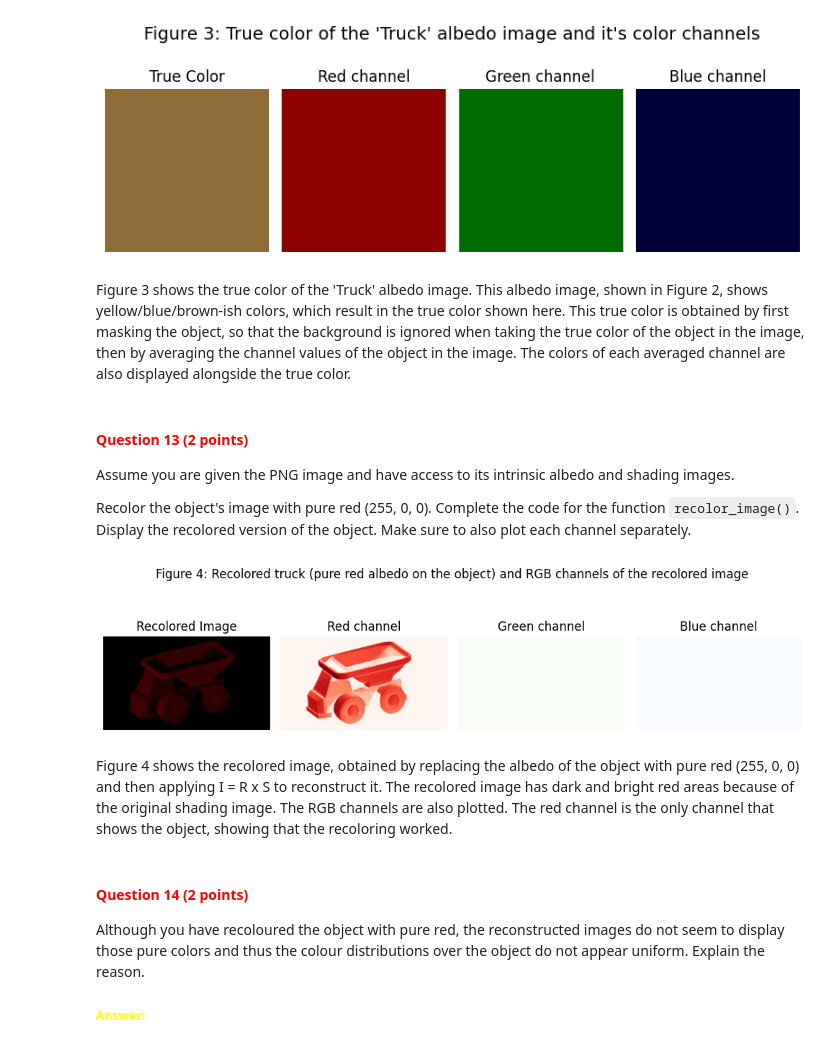
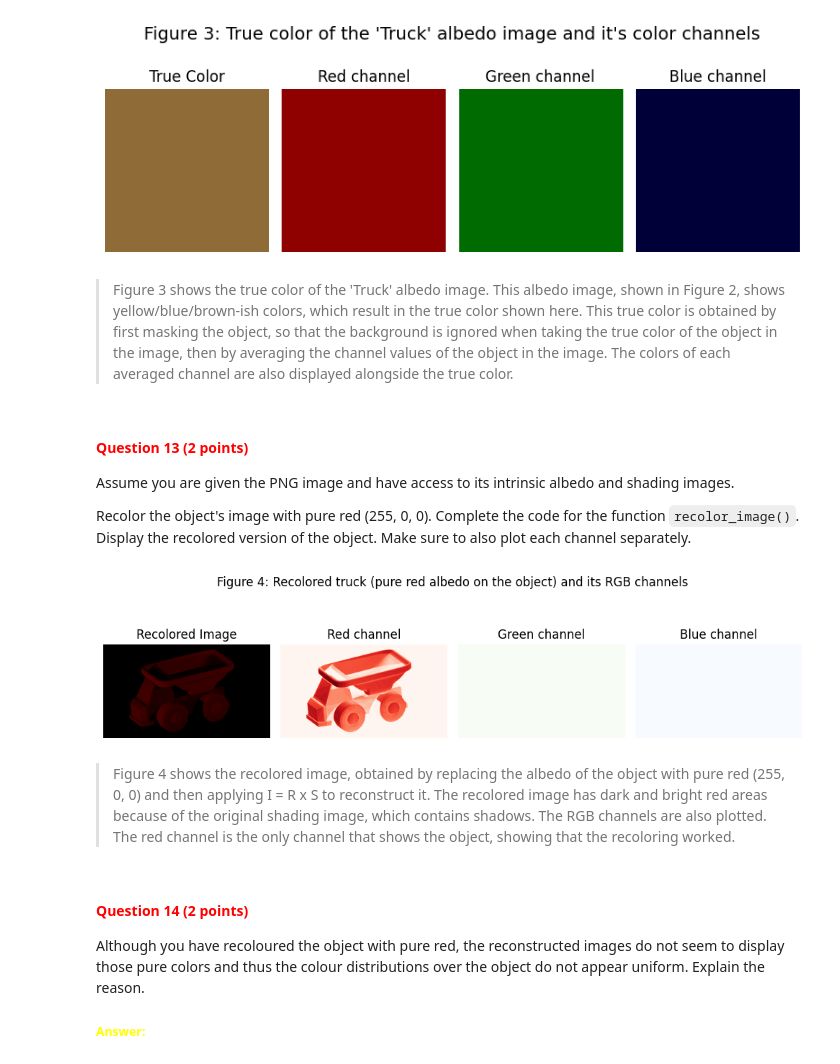
Before and after one commit to ozillan/cv1-lab-1, a Jupyter notebook: cv1-lab-1.ipynb, the cells around one changed output. Drawn from its saved outputs; the diff is of its cells as text; code cells hidden in the pictures.

```diff
--- a/cv1-lab-1.ipynb
+++ b/cv1-lab-1.ipynb
@@ -667,7 +667,7 @@ plt.show()
 [0.56420475 0.42000226 0.21995408]
 [figure]
 # %% [markdown]
-Figure 3 shows the true color of the 'Truck' albedo image. This albedo image, shown in Figure 2, shows yellow/blue/brown-ish colors, which result in the true color shown here. This true color is obtained by first masking the object, so that the background is ignored when taking the true color of the object in the image, then by averaging the channel values of the object in the image. The colors of each averaged channel are also displayed alongside the true color.
+>Figure 3 shows the true color of the 'Truck' albedo image. This albedo image, shown in Figure 2, shows yellow/blue/brown-ish colors, which result in the true color shown here. This true color is obtained by first masking the object, so that the background is ignored when taking the true color of the object in the image, then by averaging the channel values of the object in the image. The colors of each averaged channel are also displayed alongside the true color.
 # %% [markdown]
 <a id="question-13"></a>
 #### <font color='#FF0000'>Question 13 (2 points)</font>
@@ -700,35 +700,35 @@ def recolor_image(albedo_img, shading_img):
 # %%
 recolored_image = recolor_image(obj_alb, obj_sha)
 
 # YOUR CODE HERE
 fig = plt.figure(figsize=(10,3))
-fig.suptitle("Figure 4: Recolored truck (pure red albedo on the object) and RGB channels of the recolored image")
+fig.suptitle("Figure 4: Recolored truck (pure red albedo on the object) and its RGB channels")
 plt.subplot(1,4,1)
 plt.title("Recolored Image")
 plt.imshow(recolored_image)
 plt.axis("off")
 
 plt.subplot(1,4,2)
 plt.title("Red channel")
 plt.imshow(recolored_image[:,:,0], cmap="Reds")
 plt.axis("off")
 
 plt.subplot(1,4,3)
 plt.title("Green channel")
 plt.imshow(recolored_image[:,:,1], cmap="Greens")
 plt.axis("off")
 
 plt.subplot(1,4,4)
 plt.title("Blue channel")
 plt.imshow(recolored_image[:,:,2], cmap="Blues")
 plt.axis("off")
 
 plt.tight_layout()
 plt.show()
 # %% [output]
-[figure, old version]
+[figure, new version]
 # %% [markdown]
-Figure 4 shows the recolored image, obtained by replacing the albedo of the object with pure red (255, 0, 0) and then applying I = R x S to reconstruct it. The recolored image has dark and bright red areas because of the original shading image. The RGB channels are also plotted. The red channel is the only channel that shows the object, showing that the recoloring worked.
+>Figure 4 shows the recolored image, obtained by replacing the albedo of the object with pure red (255, 0, 0) and then applying I = R x S to reconstruct it. The recolored image has dark and bright red areas because of the original shading image, which contains shadows. The RGB channels are also plotted. The red channel is the only channel that shows the object, showing that the recoloring worked.
 # %% [markdown]
 <a id="question-14"></a>
 #### <font color='#FF0000'>Question 14 (2 points)</font>
```
Also changed, not shown: parts of 5 cells of this notebook.
